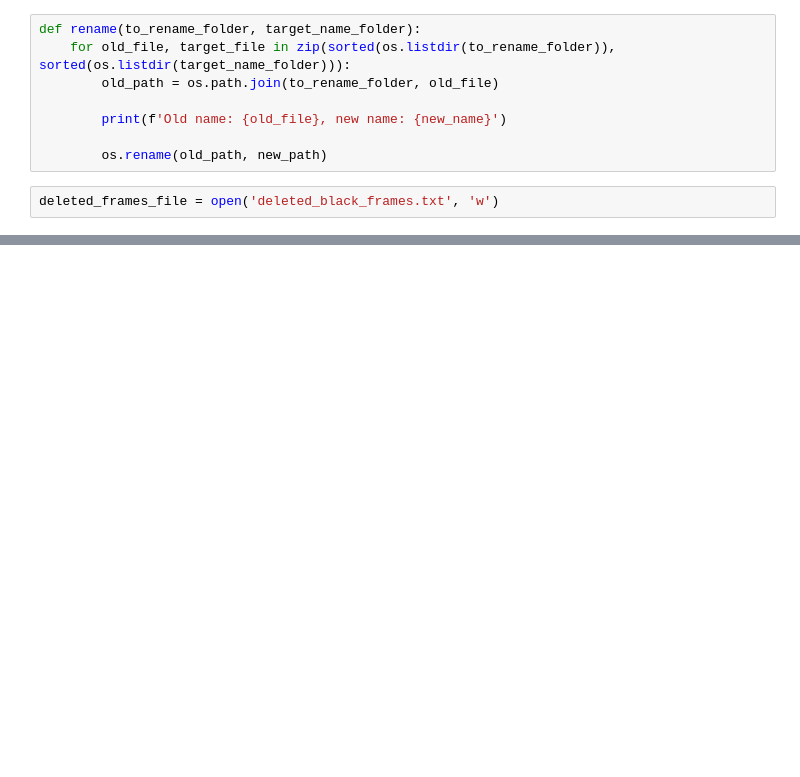
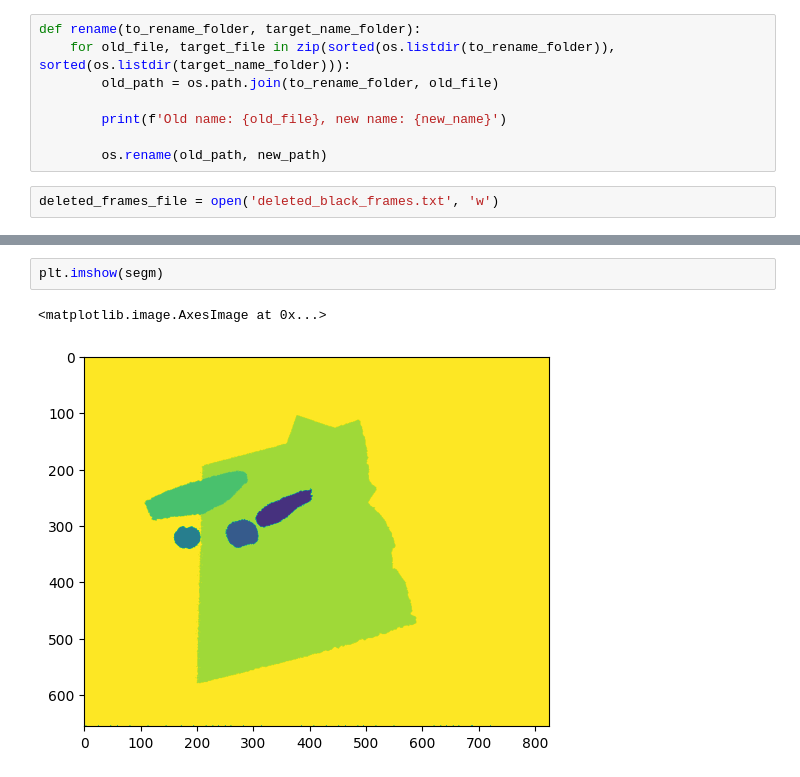
Before and after one commit to alexaatm/UnsupervisedSegmentor4Ultrasound, a Jupyter notebook: data_preprocessing/remove_black.ipynb, the cells around one changed output, grey strips where cells are left out. Saved outputs shown, nothing was run; the diff lists cells and outputs as text; blank space fills up the shorter version.

```diff
--- a/data_preprocessing/remove_black.ipynb
+++ b/data_preprocessing/remove_black.ipynb
@@ -287,0 +92,5 @@ patient thyroid_11
+# %%
+plt.imshow(segm)
+# %% [output]
+<matplotlib.image.AxesImage at 0x...>
+[figure, added]
```
Also changed, not shown: parts of 12 cells of this notebook, 1 other file.
